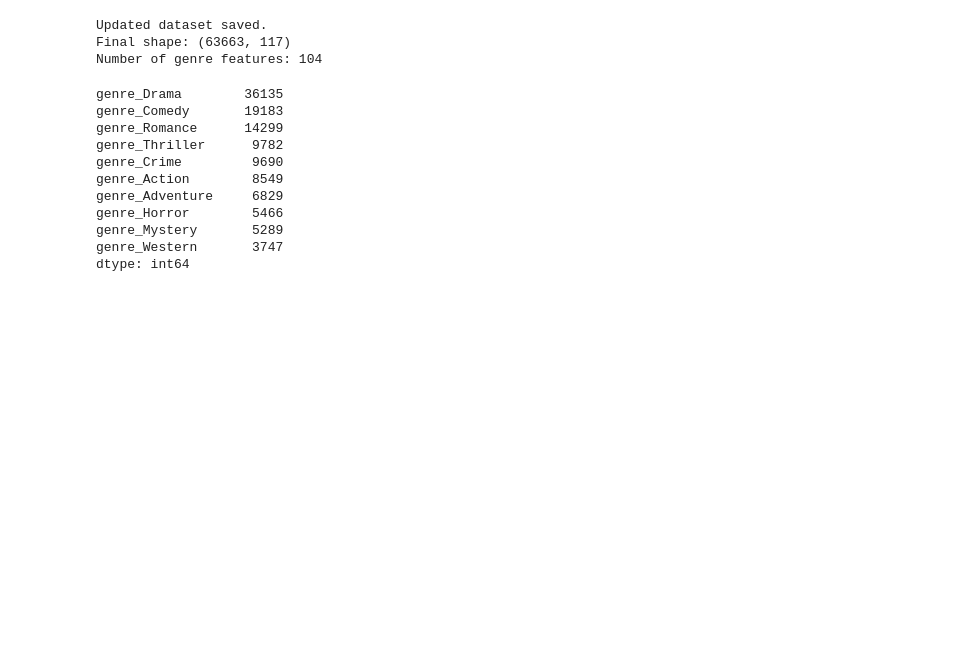
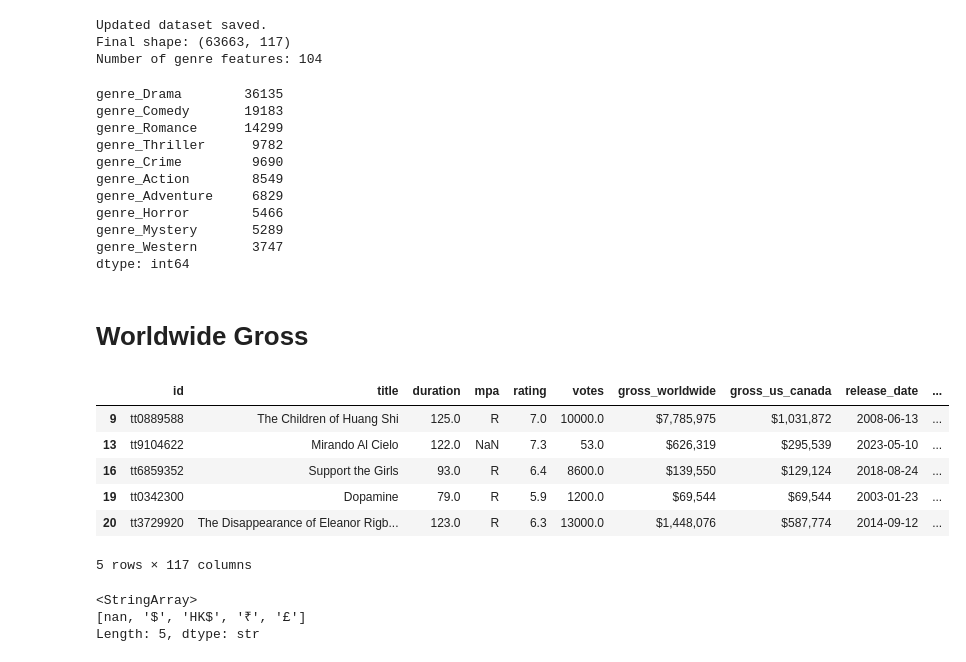
Before and after one commit to phodgkins/dm-movies, a Jupyter notebook: load_data.ipynb, the cells around one changed output. Saved outputs shown, nothing was run; the diff lists cells and outputs as text; code cells hidden in the pictures; blank space fills up the shorter version.

Commit message:
Convert and adjust worldwide grossing

```diff
--- a/load_data.ipynb
+++ b/load_data.ipynb
@@ -456,3 +461,25 @@ genre_Horror        5466
 genre_Mystery       5289
 genre_Western       3747
 dtype: int64
+# %% [markdown]
+# Worldwide Gross
+# %%
+df[df['gross_worldwide'].notna()].head()
+# %% [output]
+|  | id | title | duration | mpa | rating | votes | gross_worldwide | gross_us_canada | release_date | ... |
+| 9 | tt0889588 | The Children of Huang Shi | 125.0 | R | 7.0 | 10000.0 | $7,785,975 | $1,031,872 | 2008-06-13 | ... |
+| 13 | tt9104622 | Mirando Al Cielo | 122.0 | NaN | 7.3 | 53.0 | $626,319 | $295,539 | 2023-05-10 | ... |
+| 16 | tt6859352 | Support the Girls | 93.0 | R | 6.4 | 8600.0 | $139,550 | $129,124 | 2018-08-24 | ... |
+| 19 | tt0342300 | Dopamine | 79.0 | R | 5.9 | 1200.0 | $69,544 | $69,544 | 2003-01-23 | ... |
+| 20 | tt3729920 | The Disappearance of Eleanor Rigb... | 123.0 | R | 6.3 | 13000.0 | $1,448,076 | $587,774 | 2014-09-12 | ... |
+5 rows × 117 columns
+# %%
+currencies = df['gross_worldwide'].str.replace(r'[0-9\.,\s]', '', regex=True)
+
+unique_currencies = currencies.unique()
+
+unique_currencies
+# %% [output]
+<StringArray>
+[nan, '$', 'HK$', '₹', '£']
+Length: 5, dtype: str
```
Also changed, not shown: parts of 16 cells of this notebook, 2 other files.
